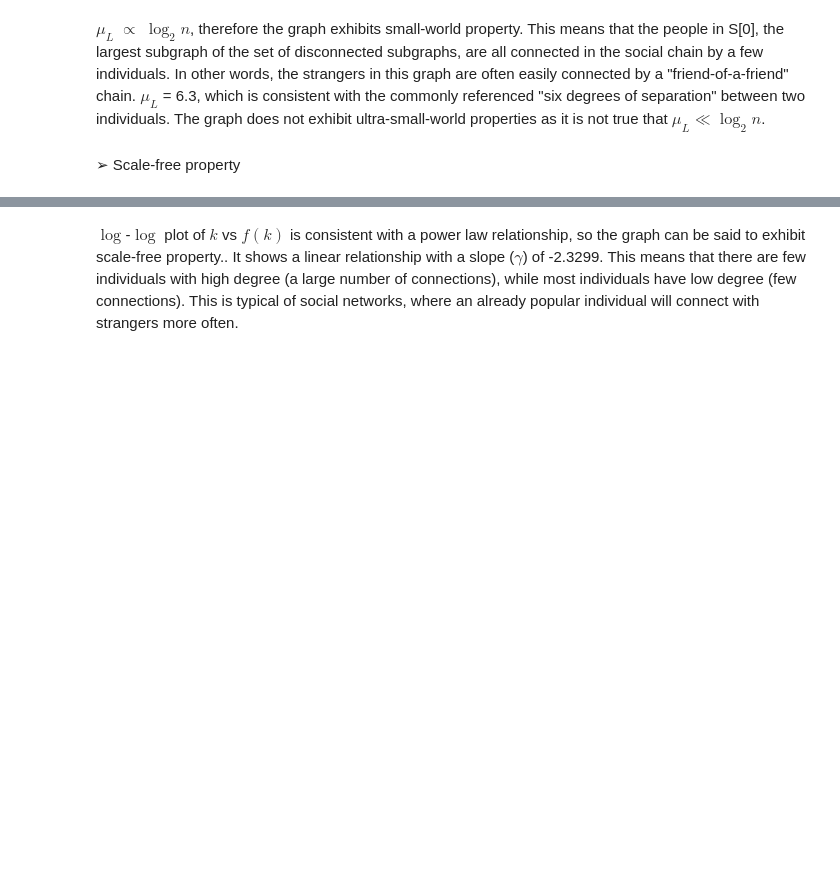
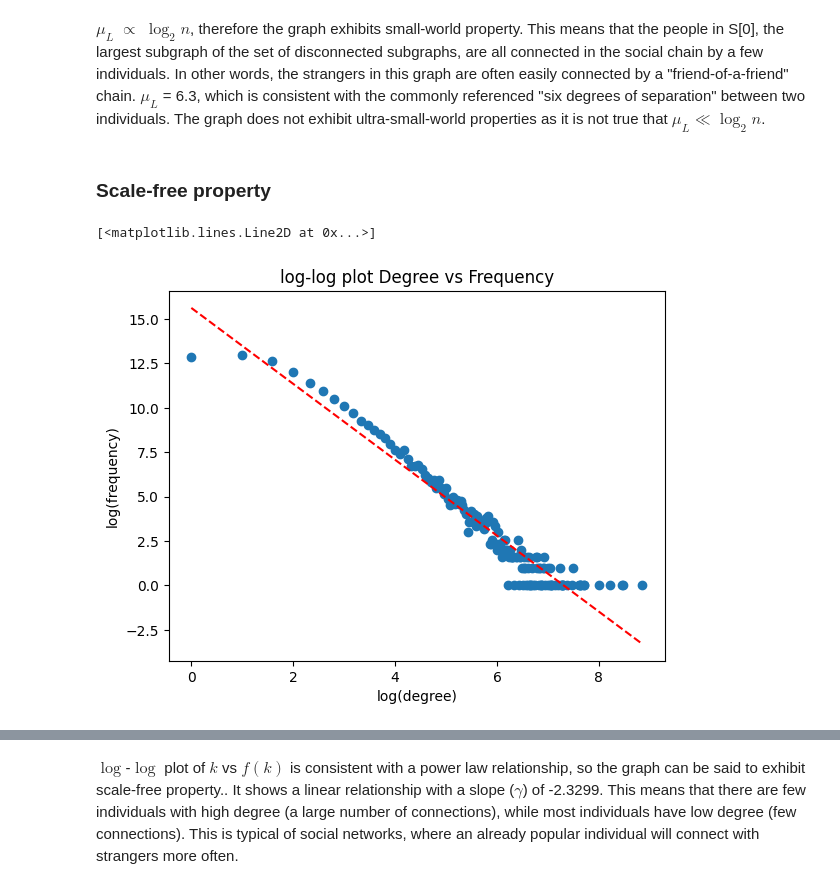
Before and after one commit to shuysman/csci550-miniproject1, a Jupyter notebook: mini_project_1_graph.ipynb, the cells around one changed output, grey strips where cells are left out. Drawn from its saved outputs; the diff is of its cells as text; code cells hidden in the pictures; blank space fills up the shorter version.

```diff
--- a/mini_project_1_graph.ipynb
+++ b/mini_project_1_graph.ipynb
@@ -632,19 +669,23 @@ mu_l
 # %% [markdown]
 $\mu_L$ $\propto$ $\log_2n$, therefore the graph exhibits small-world property. This means that the people in S[0], the largest subgraph of the set of disconnected subgraphs, are all connected in the social chain by a few individuals. In other words, the strangers in this graph are often easily connected by a "friend-of-a-friend" chain. $\mu_L$ = 6.3, which is consistent with the commonly referenced "six degrees of separation" between two individuals.  The graph does not exhibit ultra-small-world properties as it is not true that $\mu_L \ll \log_2n$.
 # %% [markdown]
-➢ Scale-free property
+### Scale-free property
 # %%
 dict_degrees = dict(nx.degree(S[0], weight = "weight"))
 degree_vals = dict_degrees.values()
 unique, count = np.unique(list(degree_vals), return_counts=True)
 unique = np.log2(unique)
 count = np.log2(count)
 plt.scatter(unique, count)
 plt.xlabel('log(degree)')
 plt.ylabel('log(frequency)')
+plt.title('log-log plot Degree vs Frequency')
 
 m, c = np.polyfit(unique, count, 1)
 plt.plot(unique, m*unique + c, "r--")
+# %% [output]
+[<matplotlib.lines.Line2D at 0x...>]
+[figure, added]
 # %%
 ## Gamma
 m
```
Also changed, not shown: parts of 60 cells of this notebook.
